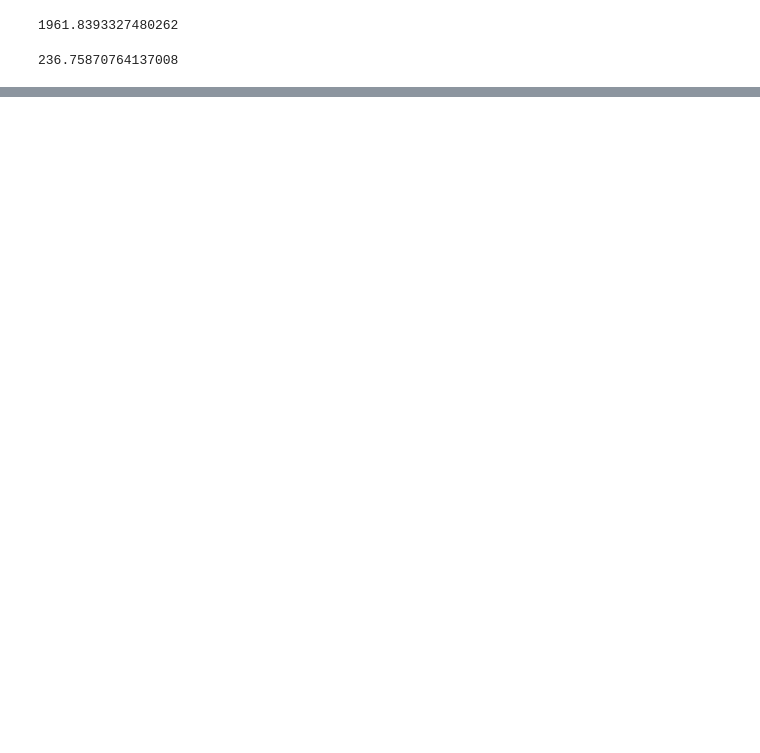
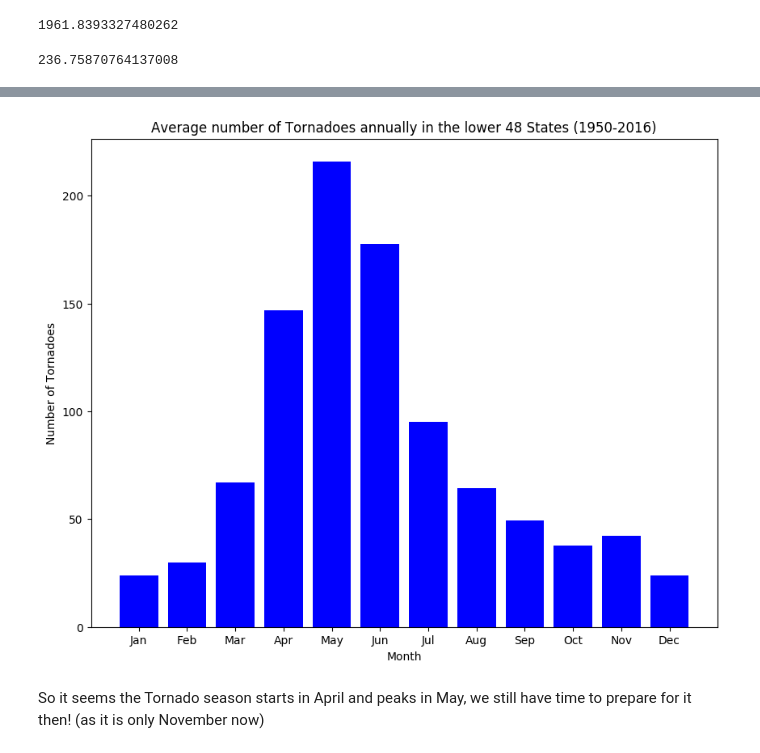
Before and after one commit to godinechan/NOAAanalysis, a Jupyter notebook: NOAAanalysis.ipynb, the cells around one changed output, grey strips where cells are left out. Drawn from its saved outputs; the diff is of its cells as text; code cells hidden in the pictures; blank space fills up the shorter version.

```diff
--- a/NOAAanalysis.ipynb
+++ b/NOAAanalysis.ipynb
@@ -332,0 +363,20 @@ var[0]
+# %%
+#Only two columns are needed from the data for this investigation
+f3 = ['EVENT_TYPE','MONTH_NAME']
+#For loop to generate a dataframe with data from all csv files
+i=0
+for file in flist[:-1]:
+	df=pd.read_csv(file, usecols=f3)
+	df=df[df['EVENT_TYPE'].isin(vlist)]
+	df=df.groupby(['MONTH_NAME']).count()
+	df.columns=[file[30:34]]
+#	for j in range(0,11):
+#		if slist[j] not in df.index:
+#		dftemp = pd.DataFrame([0], columns=[file[30:34]], index=[slist[j]])
+#			df=pd.concat([df, dftemp])
+#	df=df.sort_index()
+	if i==0:
+		full_month=df
+	else:
+		full_month=full_month.join(df,  how='outer')
+	i+=1
@@ -332,0 +394,9 @@ var[0]
+# %%
+full_month=full_month.reset_index()
+full_month.MONTH_NAME=pd.Categorical(full_month.MONTH_NAME, ['January','February','March','April','May','June','July','August','September','October','November','December'])
+full_month=full_month.sort_values('MONTH_NAME').reset_index()
+full_month=full_month.drop('index', axis=1)
+# %%
+#Calculating average amount of Tornados per year in each State
+full_month.avg=full_month.sum(axis=1)/full_month.shape[1]
+full_month.avg
@@ -332,0 +417,14 @@ var[0]
+# %%
+w=0.8
+tlabel=full_month.index
+fig = plt.figure(figsize=(10,8), dpi=100)
+p1 = plt.bar(full_month.index, full_month.avg, w, color='b', tick_label=tlabel)
+plt.title('Average number of '+events+'es annually in the lower 48 States (1950-2016)')
+plt.xlabel('Month')
+plt.xticks(full_month.index,['Jan','Feb','Mar','Apr','May','Jun','Jul','Aug','Sep','Oct','Nov','Dec'])
+plt.ylabel('Number of '+events+'es')
+plt.show()
+# %% [output]
+[figure, added]
+# %% [markdown]
+So it seems the Tornado season starts in April and peaks in May, we still have time to prepare for it then! (as it is only November now)
```
Also changed, not shown: parts of 23 cells of this notebook.
